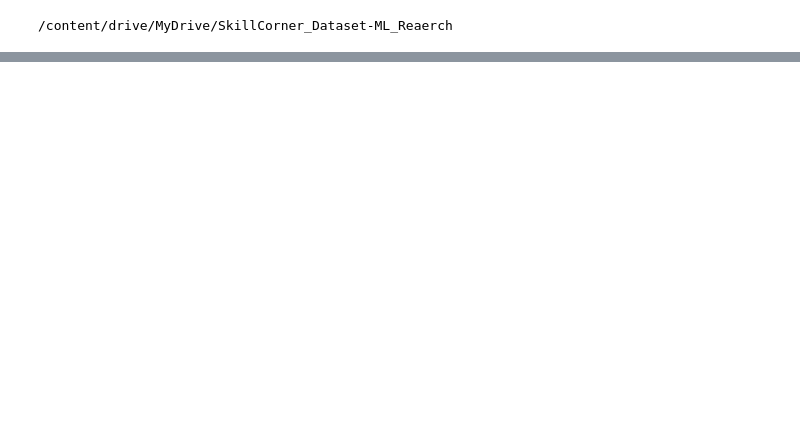
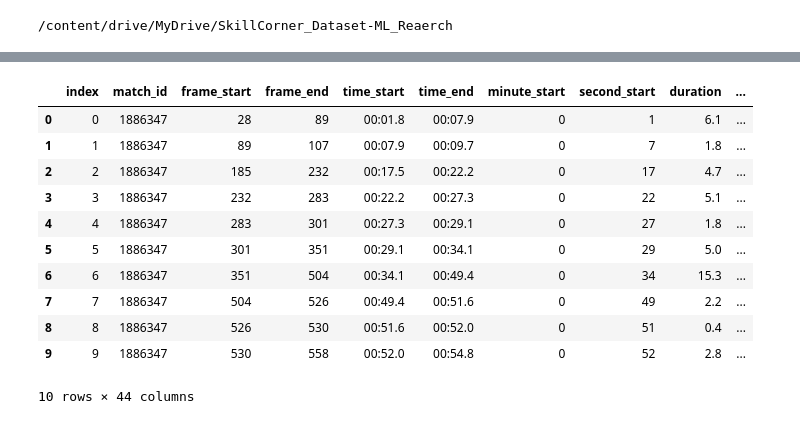
Before and after one commit to tesfaii/SkillCorner_Dataset-ML_Reaerch, a Jupyter notebook: notebooks/02_Data_Exploration.ipynb, the cells around one changed output, grey strips where cells are left out. Drawn from its saved outputs; the diff is of its cells as text; code cells hidden in the pictures; blank space fills up the shorter version.

Commit message:
Data Exploration: phases_of_play, dynamic_events und tracking struktur angeschaut. Kommentare müssen noch gemacht werden

```diff
--- a/notebooks/02_Data_Exploration.ipynb
+++ b/notebooks/02_Data_Exploration.ipynb
@@ -17,3 +17,19 @@ token = userdata.get('GITHUB_TOKEN')
 !git remote set-url origin https://{token}@github.com/tesfaii/SkillCorner_Dataset-ML_Reaerch.git
 # %% [output]
 /content/drive/MyDrive/SkillCorner_Dataset-ML_Reaerch
+# %%
+# Zelle 1 - Pfad definieren (einmal ändern, überall gültig)
+from pathlib import Path
+
+MATCH_ID = "1886347"
+BASE_PATH = Path(f"/content/drive/MyDrive/SkillCorner_Dataset-ML_Reaerch/data/matches/{MATCH_ID}")
+
+phases_path   = BASE_PATH / f"{MATCH_ID}_phases_of_play.csv"
+dynamic_path  = BASE_PATH / f"{MATCH_ID}_dynamic_events.csv"
+tracking_path = BASE_PATH / f"{MATCH_ID}_tracking_extrapolated.jsonl"
+# %%
+# Zelle 2 - phases_of_play laden und verstehen
+import pandas as pd
+
+df_phases = pd.read_csv(phases_path)
+df_phases.info(show_counts=True, verbose=True)
@@ -19,0 +54,16 @@ token = userdata.get('GITHUB_TOKEN')
+# %%
+# Zelle 3 - phases_of_play anschauen
+df_phases.head(10)
+# %% [output]
+|  | index | match_id | frame_start | frame_end | time_start | time_end | minute_start | second_start | duration | ... |
+| 0 | 0 | 1886347 | 28 | 89 | 00:01.8 | 00:07.9 | 0 | 1 | 6.1 | ... |
+| 1 | 1 | 1886347 | 89 | 107 | 00:07.9 | 00:09.7 | 0 | 7 | 1.8 | ... |
+| 2 | 2 | 1886347 | 185 | 232 | 00:17.5 | 00:22.2 | 0 | 17 | 4.7 | ... |
+| 3 | 3 | 1886347 | 232 | 283 | 00:22.2 | 00:27.3 | 0 | 22 | 5.1 | ... |
+| 4 | 4 | 1886347 | 283 | 301 | 00:27.3 | 00:29.1 | 0 | 27 | 1.8 | ... |
+| 5 | 5 | 1886347 | 301 | 351 | 00:29.1 | 00:34.1 | 0 | 29 | 5.0 | ... |
+| 6 | 6 | 1886347 | 351 | 504 | 00:34.1 | 00:49.4 | 0 | 34 | 15.3 | ... |
+| 7 | 7 | 1886347 | 504 | 526 | 00:49.4 | 00:51.6 | 0 | 49 | 2.2 | ... |
+| 8 | 8 | 1886347 | 526 | 530 | 00:51.6 | 00:52.0 | 0 | 51 | 0.4 | ... |
+| 9 | 9 | 1886347 | 530 | 558 | 00:52.0 | 00:54.8 | 0 | 52 | 2.8 | ... |
+10 rows × 44 columns
```
Also changed, not shown: parts of 8 cells of this notebook.
